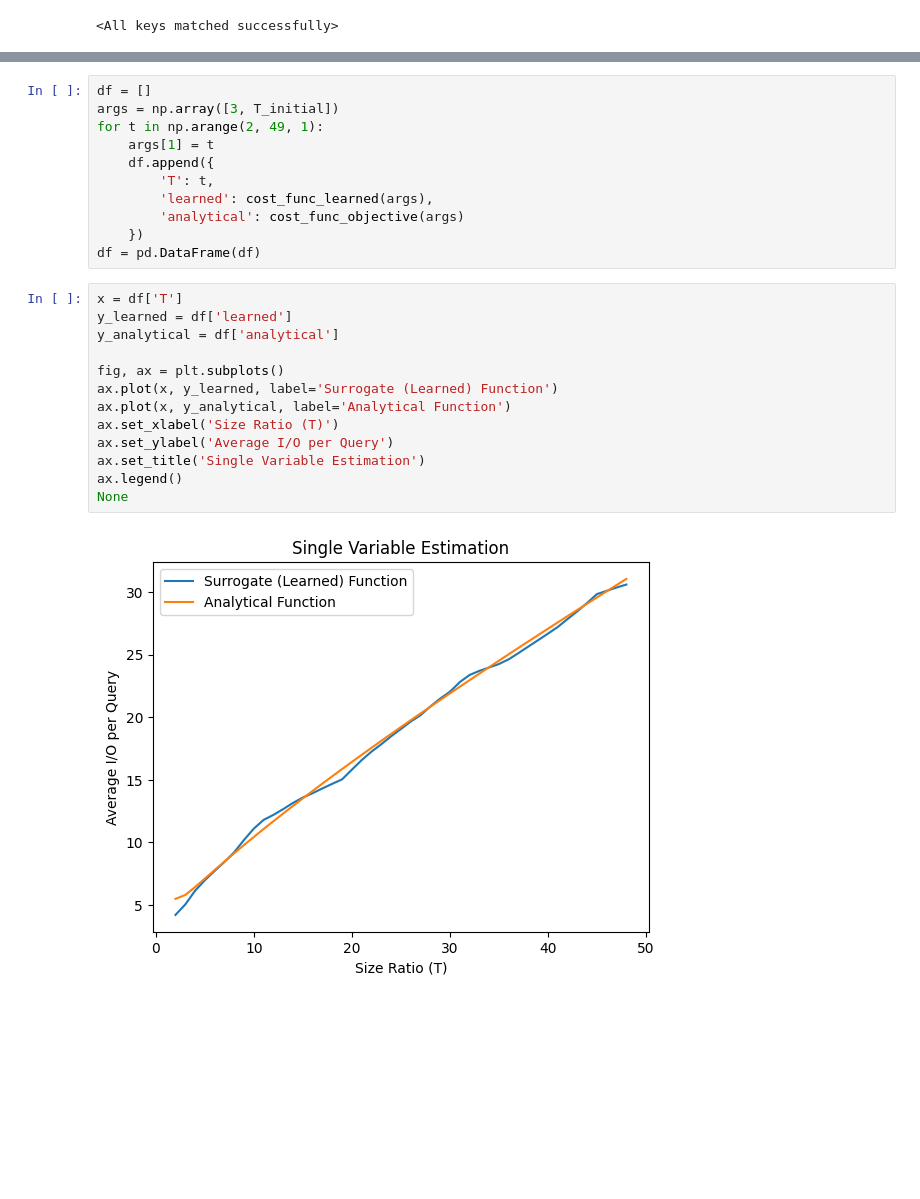
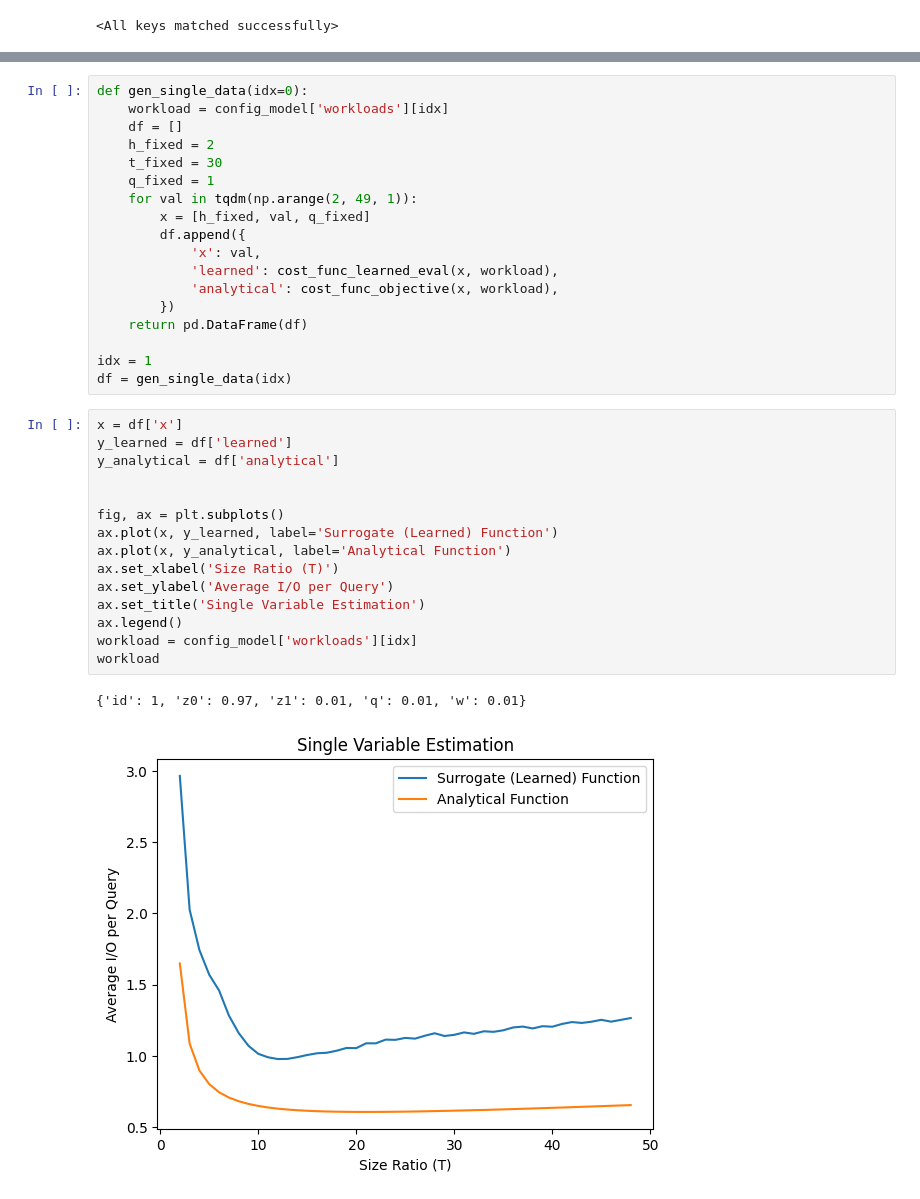
Before and after one commit to ephoris/endure-jupyter, a Jupyter notebook: model-notebooks/model-opt.ipynb, the cells around one changed output, grey strips where cells are left out. Cells and saved outputs as stored; diff of their text form; blank space fills up the shorter version.

```diff
--- a/model-notebooks/model-opt.ipynb
+++ b/model-notebooks/model-opt.ipynb
@@ -160,26 +153,36 @@ cost_func_objective(learned_sol.x), cost_func_objective(analytical_args_floor),
 # %%
-df = []
-args = np.array([3, T_initial])
-for t in np.arange(2, 49, 1):
-    args[1] = t
-    df.append({
-        'T': t,
-        'learned': cost_func_learned(args),
-        'analytical': cost_func_objective(args)
-    })
-df = pd.DataFrame(df)
+def gen_single_data(idx=0):
+    workload = config_model['workloads'][idx]
+    df = []
+    h_fixed = 2
+    t_fixed = 30
+    q_fixed = 1
+    for val in tqdm(np.arange(2, 49, 1)):
+        x = [h_fixed, val, q_fixed]
+        df.append({
+            'x': val,
+            'learned': cost_func_learned_eval(x, workload),
+            'analytical': cost_func_objective(x, workload),
+        })
+    return pd.DataFrame(df)
+
+idx = 1
+df = gen_single_data(idx)
 # %%
-x = df['T']
+x = df['x']
 y_learned = df['learned']
 y_analytical = df['analytical']
+
 
 fig, ax = plt.subplots()
 ax.plot(x, y_learned, label='Surrogate (Learned) Function')
 ax.plot(x, y_analytical, label='Analytical Function')
 ax.set_xlabel('Size Ratio (T)')
 ax.set_ylabel('Average I/O per Query')
 ax.set_title('Single Variable Estimation')
 ax.legend()
-None
+workload = config_model['workloads'][idx]
+workload
 # %% [output]
+{'id': 1, 'z0': 0.97, 'z1': 0.01, 'q': 0.01, 'w': 0.01}
-[figure, old version]
+[figure, new version]
```
Also changed, not shown: parts of 18 cells of this notebook, 2 other files.
